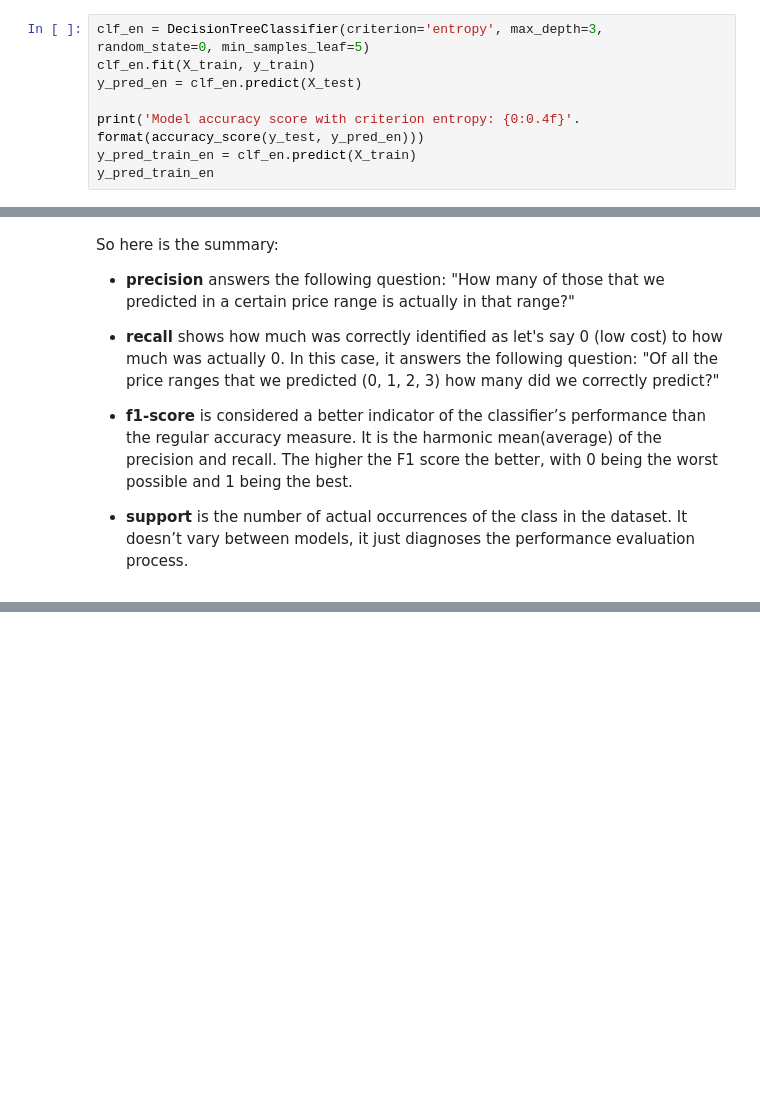
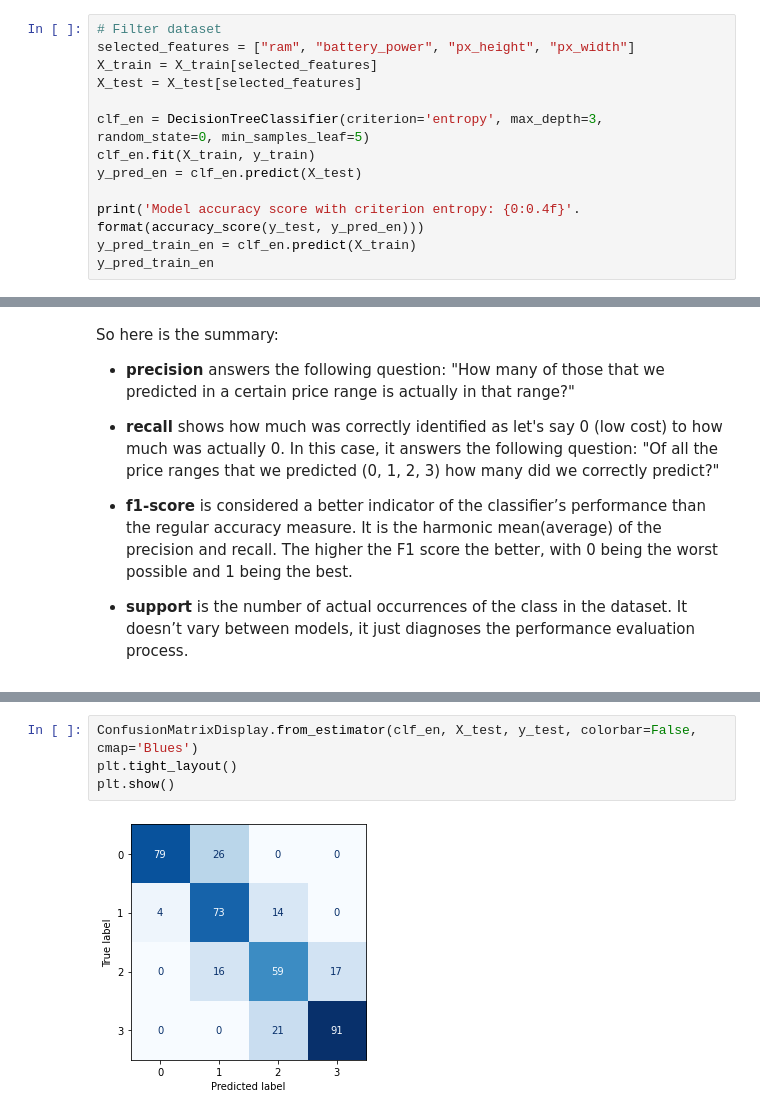
Before and after one commit to TatKhachatryan/Classification-Project, a Jupyter notebook: Mobile_Price_Classification.ipynb, the cells around one changed output, grey strips where cells are left out. Cells and saved outputs as stored; diff of their text form; blank space fills up the shorter version.

```diff
--- a/Mobile_Price_Classification.ipynb
+++ b/Mobile_Price_Classification.ipynb
@@ -139,6 +145,11 @@ fig.show(renderer="png")
 # %% [markdown]
 # Models. Decision Tree
 # %%
+# Filter dataset
+selected_features = ["ram", "battery_power", "px_height", "px_width"]
+X_train = X_train[selected_features]
+X_test = X_test[selected_features]
+
 clf_en = DecisionTreeClassifier(criterion='entropy', max_depth=3, random_state=0, min_samples_leaf=5)
 clf_en.fit(X_train, y_train)
 y_pred_en = clf_en.predict(X_test)
@@ -187,3 +226,9 @@ So here is the summary:
+# %%
+ConfusionMatrixDisplay.from_estimator(clf_en, X_test, y_test, colorbar=False, cmap='Blues')
+plt.tight_layout()
+plt.show()
+# %% [output]
+[figure, added]
 # %%
 plt.figure(figsize=(25, 10))
 
```
Also changed, not shown: parts of 18 cells of this notebook.
